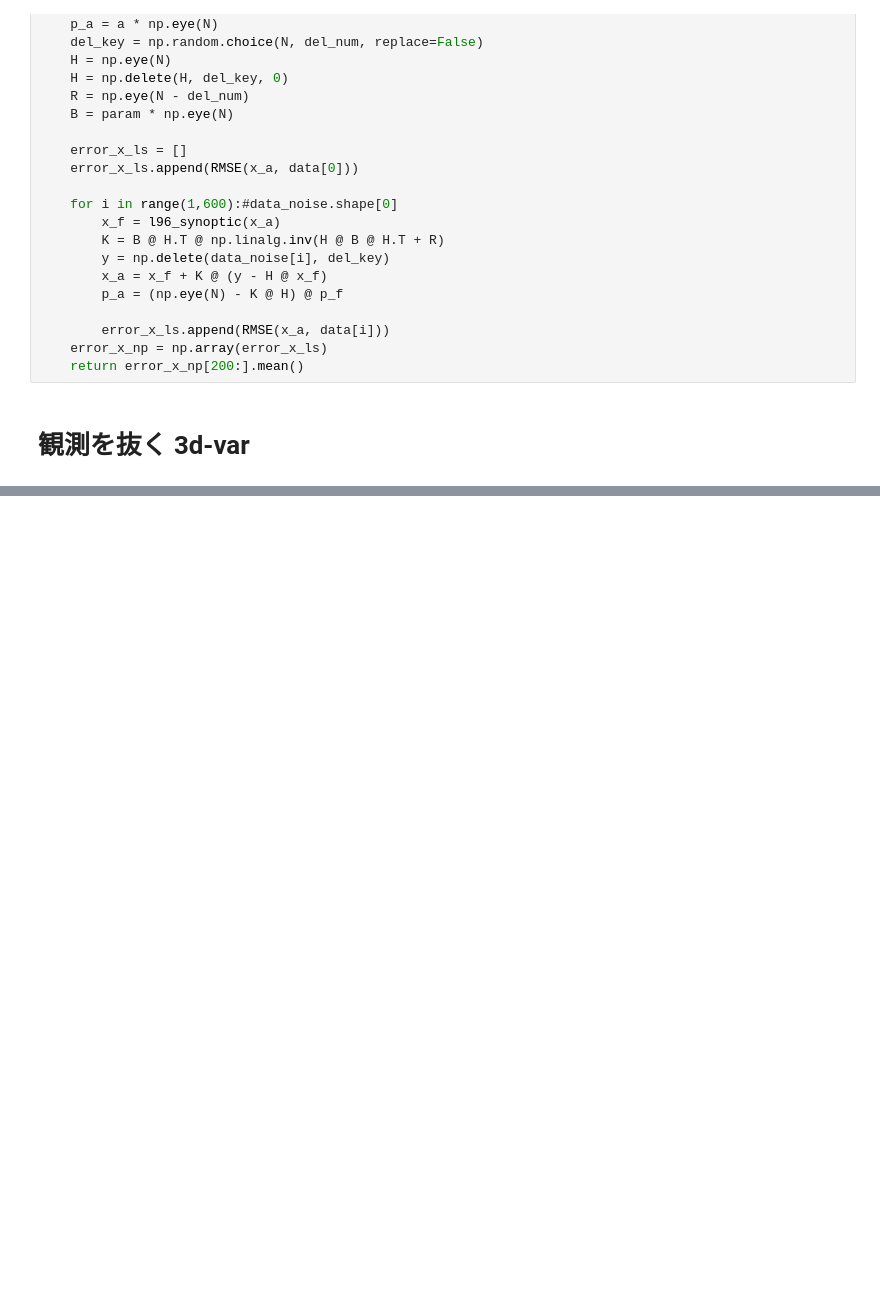
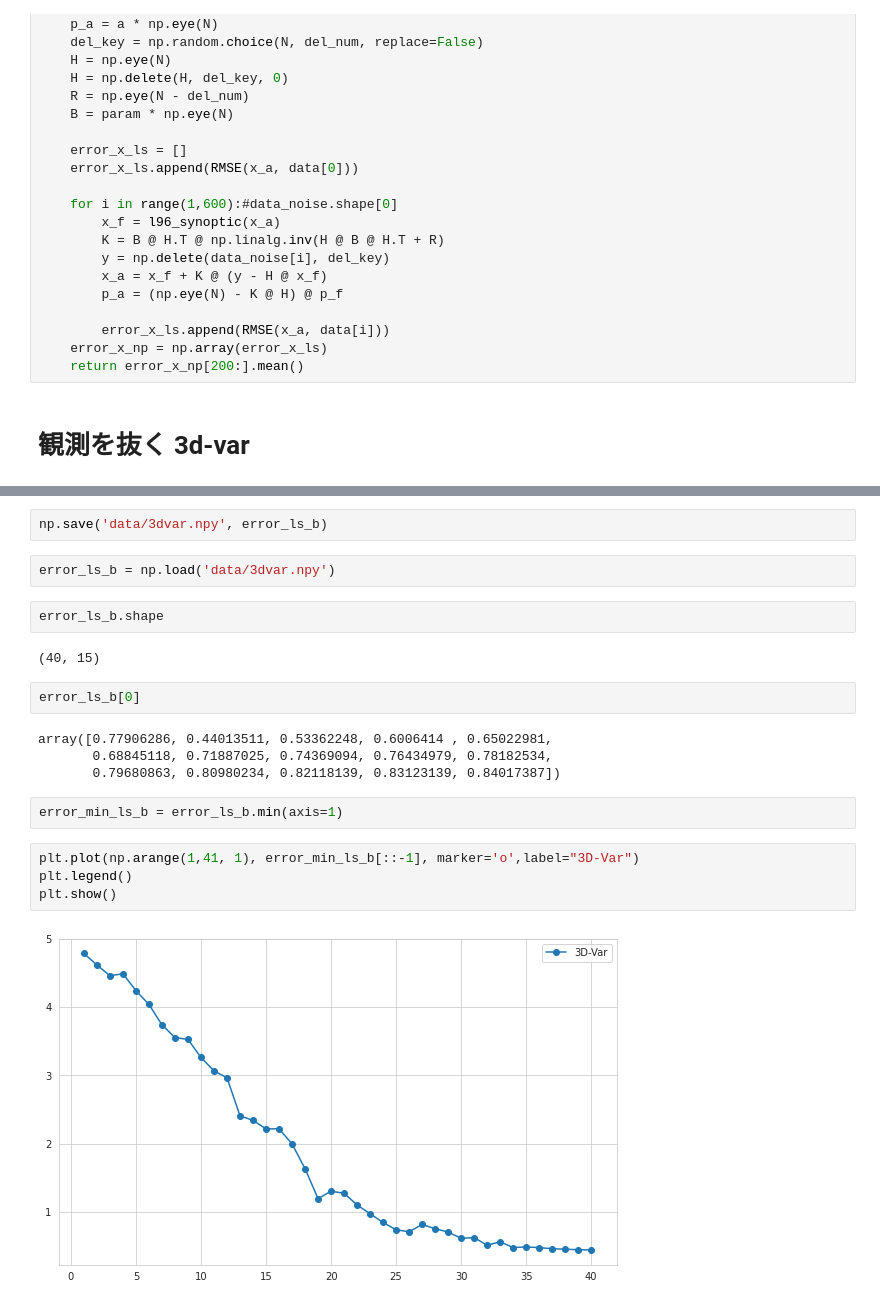
Before and after one commit to tychy/ASSIM, a Jupyter notebook: main.ipynb, the cells around one changed output, grey strips where cells are left out. Cells and saved outputs as stored; diff of their text form; blank space fills up the shorter version.

```diff
--- a/main.ipynb
+++ b/main.ipynb
@@ -446,0 +410,22 @@ for del_num in tqdm(range(0, N)):
+# %%
+np.save('data/3dvar.npy', error_ls_b)
+# %%
+error_ls_b = np.load('data/3dvar.npy')
+# %%
+error_ls_b.shape
+# %% [output]
+(40, 15)
+# %%
+error_ls_b[0]
+# %% [output]
+array([0.77906286, 0.44013511, 0.53362248, 0.6006414 , 0.65022981,
+       0.68845118, 0.71887025, 0.74369094, 0.76434979, 0.78182534,
+       0.79680863, 0.80980234, 0.82118139, 0.83123139, 0.84017387])
+# %%
+error_min_ls_b = error_ls_b.min(axis=1)
+# %%
+plt.plot(np.arange(1,41, 1), error_min_ls_b[::-1], marker='o',label="3D-Var")
+plt.legend()
+plt.show()
+# %% [output]
+[figure, added]
```
Also changed, not shown: parts of 54 cells of this notebook.
